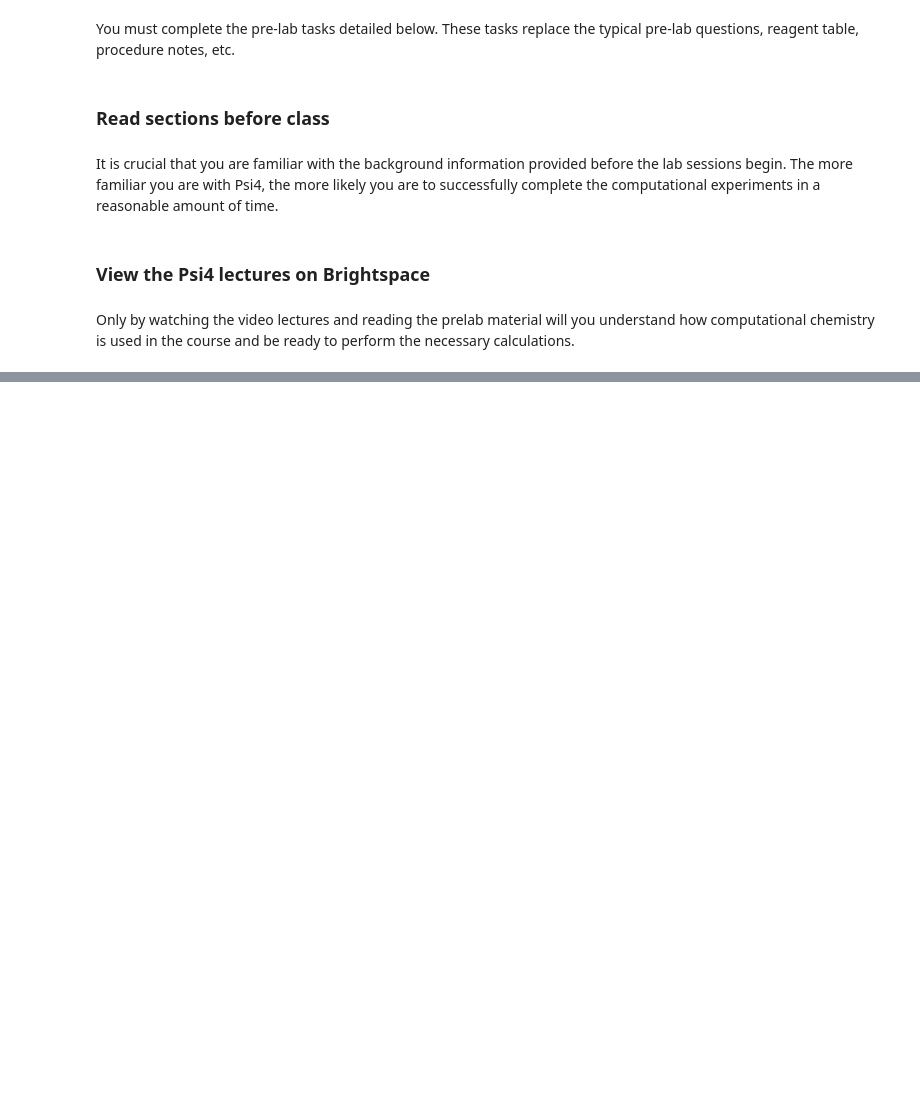
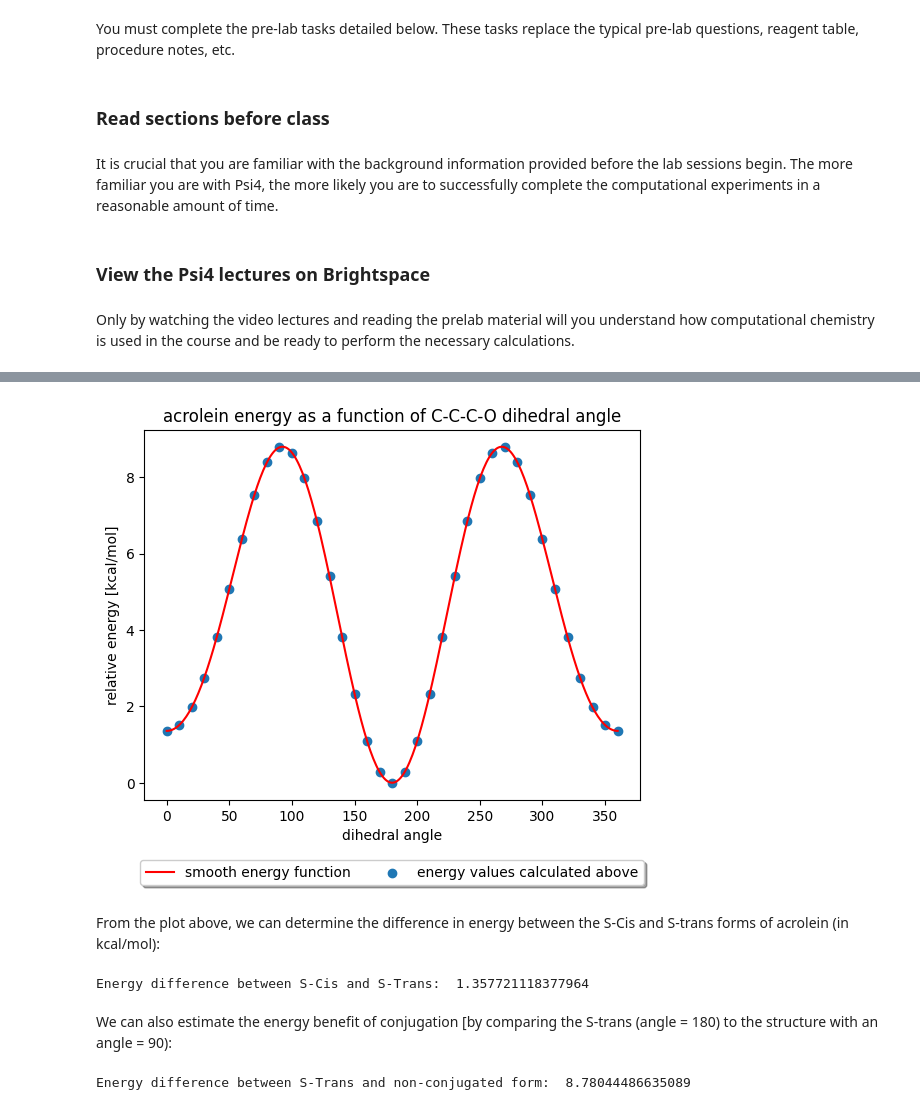
Before and after one commit to mrsiebert/chm445-test, a Jupyter notebook: Modeling_Lab.ipynb, the cells around one changed output, grey strips where cells are left out. Saved outputs shown, nothing was run; the diff lists cells and outputs as text; code cells hidden in the pictures; blank space fills up the shorter version.

```diff
--- a/Modeling_Lab.ipynb
+++ b/Modeling_Lab.ipynb
@@ -24,0 +384,22 @@ ready to perform the necessary calculations.
+# %%
+x = []
+y = []
+
+dihedrals = np.arange (0,370, 10)
+for d in dihedrals:
+    geometry = f"""
+    C
+    C 1 1.3340
+    C 2 1.4753 1 121.2790
+    O 3 1.2086 2 124.2990 1 {d}
+    H 1 1.0865 2 120.9669 3 0.000
+    H 1 1.0835 2 122.2566 3 180.0
+    H 2 1.0856 3 116.3009 4 {d+180}
+    H 3 1.1130 2 114.4828 1 {d+180}
+    """
+
+    acrolein = psi4.geometry(geometry)
+    E, wfn = psi4.energy('scf/6-31g',molecule=acrolein, return_wfn=True)
+    print (d,E)
+    x.append(d)
+    y.append(E)
@@ -24,0 +424,33 @@ ready to perform the necessary calculations.
+# %%
+from matplotlib import pyplot as plt
+from scipy.interpolate import make_interp_spline, BSpline
+
+new_y = []
+for i in y:
+  new_y.append(627.51*(i-min(y)))
+
+xnew = np.linspace(min(x), max(x), 300)
+spl = make_interp_spline(x, new_y, k=3)  # type: BSpline
+power_smooth = spl(xnew)
+plt.plot(xnew, power_smooth, color='red', label="smooth energy function")
+plt.scatter(x,new_y, label="energy values calculated above")
+plt.legend(loc='lower center', bbox_to_anchor=(0.5, -0.25),
+          ncol=3, fancybox=True, shadow=True)
+plt.title('acrolein energy as a function of C-C-C-O dihedral angle')
+plt.xlabel('dihedral angle')
+plt.ylabel('relative energy [kcal/mol]')
+plt.savefig('acrolein_dihedral_energy.png', bbox_inches='tight')
+# %% [output]
+[figure, added]
+# %% [markdown]
+From the plot above, we can determine the difference in energy between the S-Cis and S-trans forms of acrolein (in kcal/mol):
+# %%
+print("Energy difference between S-Cis and S-Trans: ",new_y[0])
+# %% [output]
+Energy difference between S-Cis and S-Trans:  1.357721118377964
+# %% [markdown]
+We can also estimate the energy benefit of conjugation [by comparing the S-trans (angle = 180) to the structure with an angle = 90):
+# %%
+print("Energy difference between S-Trans and non-conjugated form: ",max(new_y))
+# %% [output]
+Energy difference between S-Trans and non-conjugated form:  8.78044486635089
```
Also changed, not shown: parts of 76 cells of this notebook.
